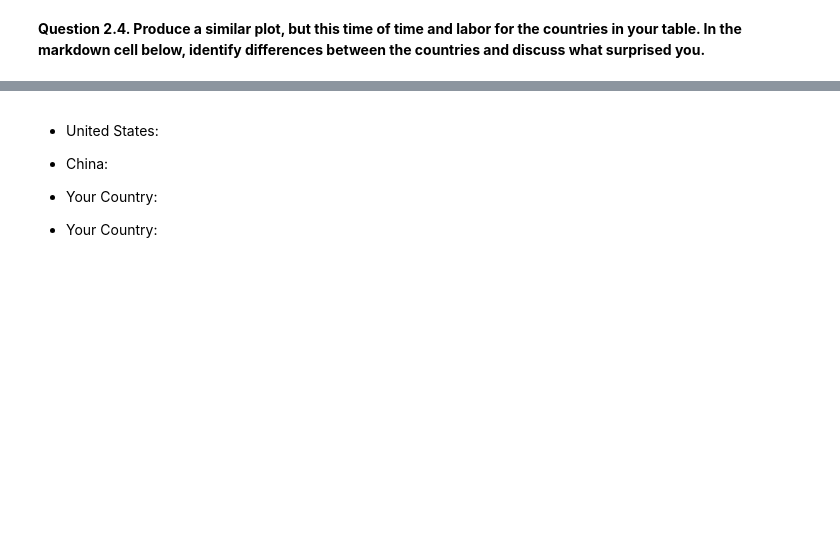
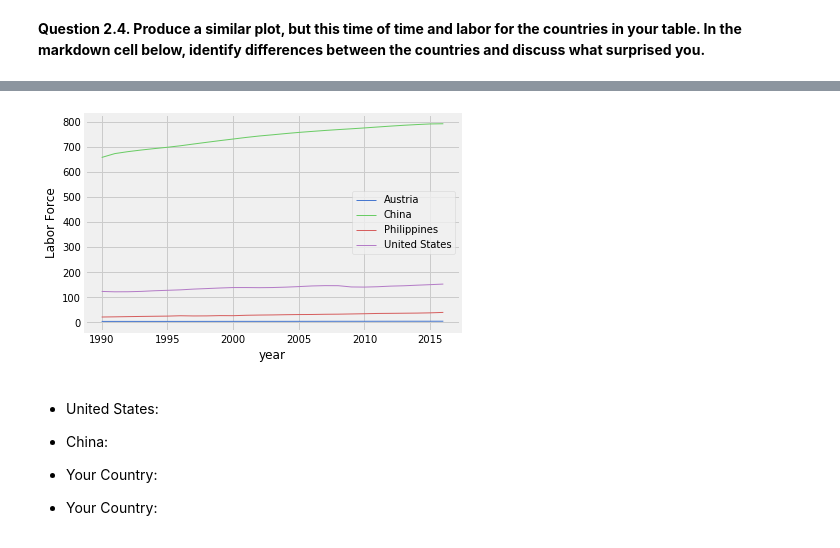
Before and after one commit to manikui/Data-88-Notebooks, a Jupyter notebook: Modeling Macroeconomic Dataset.ipynb, the cells around one changed output, grey strips where cells are left out. Saved outputs shown, nothing was run; the diff lists cells and outputs as text; code cells hidden in the pictures; blank space fills up the shorter version.

```diff
--- a/Modeling Macroeconomic Dataset.ipynb
+++ b/Modeling Macroeconomic Dataset.ipynb
@@ -151,3 +168,10 @@ country_table_plotter(comparison_data, "year", "emp")
+# %%
+### Your code here ###
+
+### Solution ###
+country_table_plotter(comparison_data, "year", "Labor Force")
+# %% [output]
+[figure, added]
 # %% [markdown]
 - United States:
 
```
Also changed, not shown: parts of 32 cells of this notebook.
